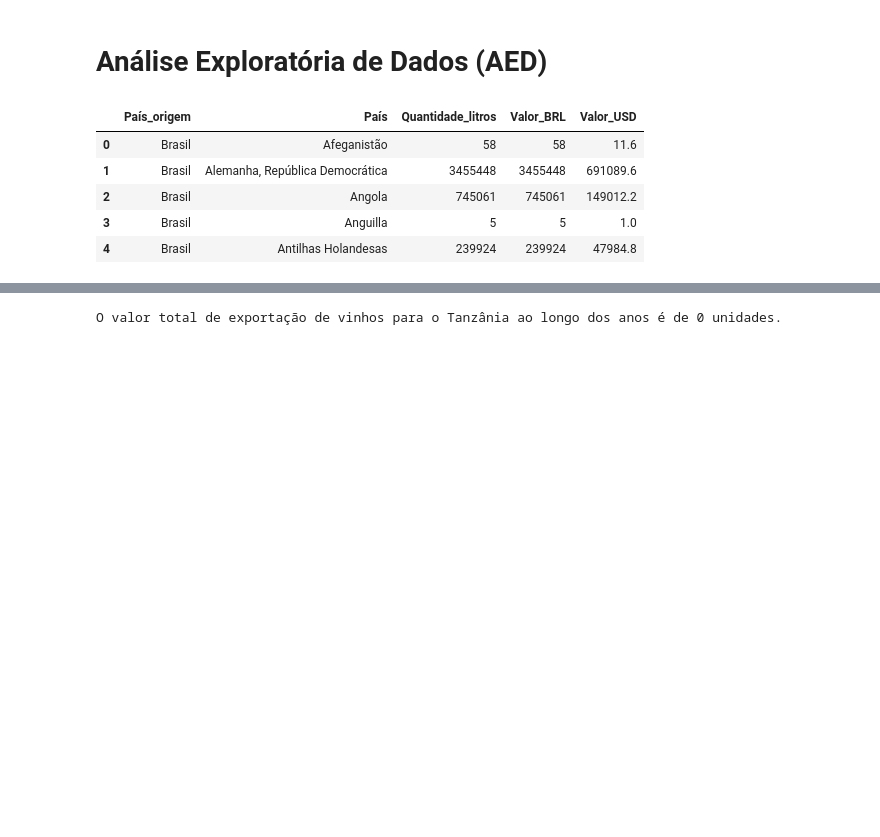
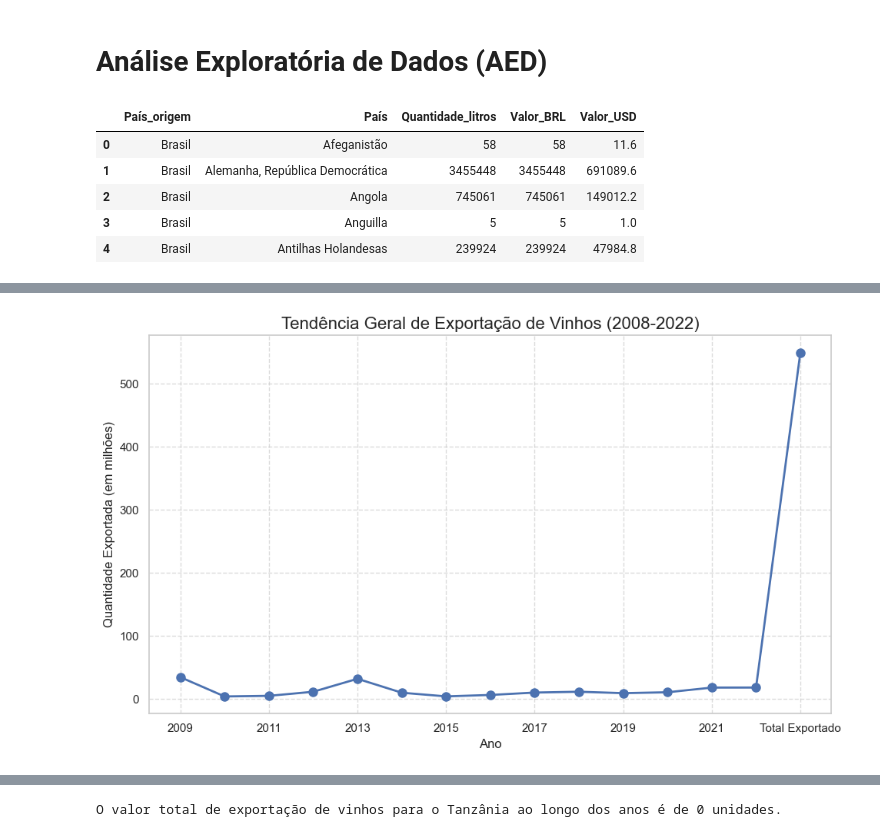
Before and after one commit to modelonulo/pos-fiap-ml, a Jupyter notebook: fase1_tech_challenge/camila_delduca_challange_fase1.ipynb, the cells around one changed output, grey strips where cells are left out. Cells and saved outputs as stored; diff of their text form; code cells hidden in the pictures; blank space fills up the shorter version.

```diff
--- a/fase1_tech_challenge/camila_delduca_challange_fase1.ipynb
+++ b/fase1_tech_challenge/camila_delduca_challange_fase1.ipynb
@@ -152,0 +153,19 @@ plt.show()
+# %%
+# Configurações para os gráficos
+sns.set(style="whitegrid")
+plt.rcParams['figure.figsize'] = (10, 6)
+
+# 1. Tendência Geral de Exportação ao Longo do Tempo
+total_exports_by_year = data.iloc[:, 3:].sum()
+#ax1 = total_exports_by_year.plot(kind='line', marker='o', linewidth=2, markersize=8, color='b')
+ax1 = (total_exports_by_year / 1_000_000).plot(kind='line', marker='o', linewidth=2, markersize=8, color='b')
+
+ax1.set_title('Tendência Geral de Exportação de Vinhos (2008-2022)', fontsize=16)
+ax1.set_xlabel('Ano', fontsize=12)
+ax1.set_ylabel('Quantidade Exportada (em milhões)', fontsize=12)  # Ajuste aqui
+ax1.grid(True, linestyle='--', alpha=0.7)
+
+plt.tight_layout()
+plt.show()
+# %% [output]
+[figure, added]
```
Also changed, not shown: parts of 11 cells of this notebook.
